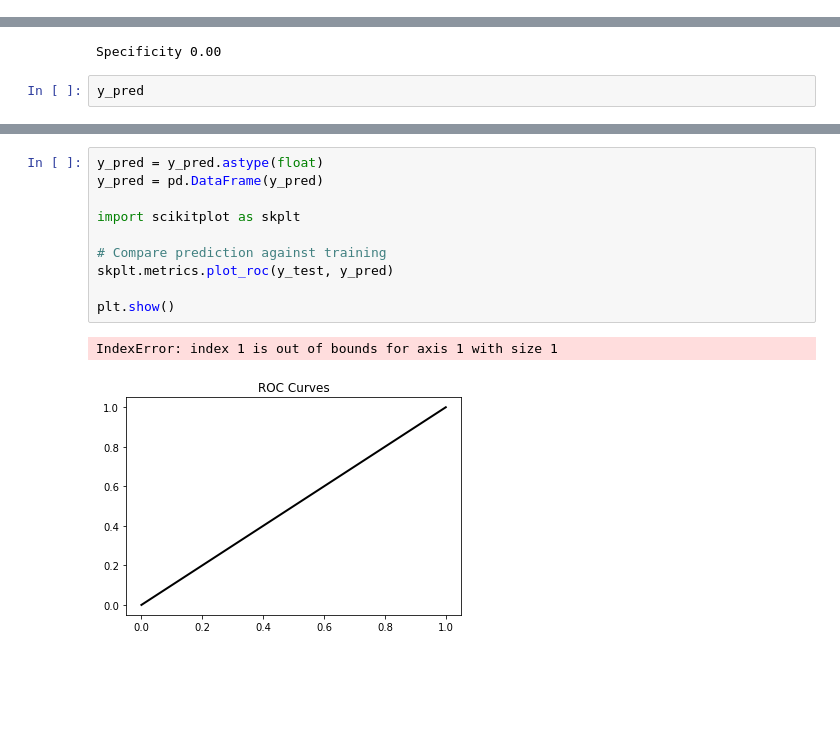
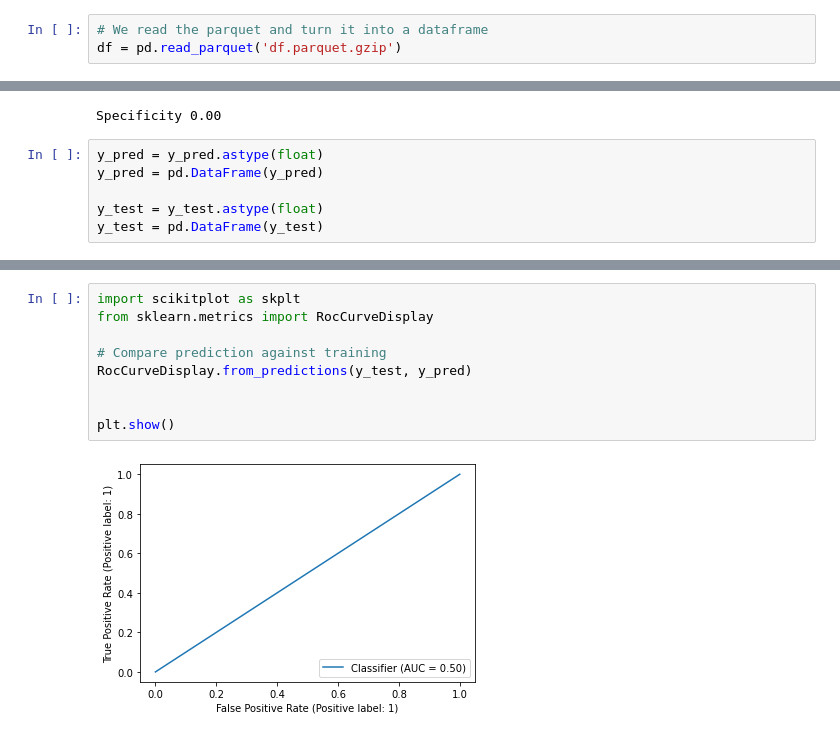
Before and after one commit to victormnevarezh/XboxGamePassDataScience, a Jupyter notebook: Logistic Regression.ipynb, the cells around one changed output, grey strips where cells are left out. Drawn from its saved outputs; the diff is of its cells as text; blank space fills up the shorter version.

```diff
--- a/Logistic Regression.ipynb
+++ b/Logistic Regression.ipynb
@@ -152,3 +8,6 @@ df.head()
+# %%
+# We read the parquet and turn it into a dataframe
+df = pd.read_parquet('df.parquet.gzip')
 # %%
 '''
 Logistic Regression
@@ -277,4 +136,8 @@ print("Specificity {:0.2f}".format(Specificity))
 # %% [output]
 Specificity 0.00
 # %%
-y_pred
+y_pred = y_pred.astype(float)
+y_pred = pd.DataFrame(y_pred)
+
+y_test = y_test.astype(float)
+y_test = pd.DataFrame(y_test)
@@ -295,13 +144,11 @@ y_pred
 # %%
-y_pred = y_pred.astype(float)
-y_pred = pd.DataFrame(y_pred)
-
 import scikitplot as skplt
+from sklearn.metrics import RocCurveDisplay
 
 # Compare prediction against training
-skplt.metrics.plot_roc(y_test, y_pred)
+RocCurveDisplay.from_predictions(y_test, y_pred)
+
 
 plt.show()
 # %% [output]
-IndexError: index 1 is out of bounds for axis 1 with size 1
-[figure, old version]
+[figure, new version]
```
Also changed, not shown: parts of 13 cells of this notebook, 4 other files.
